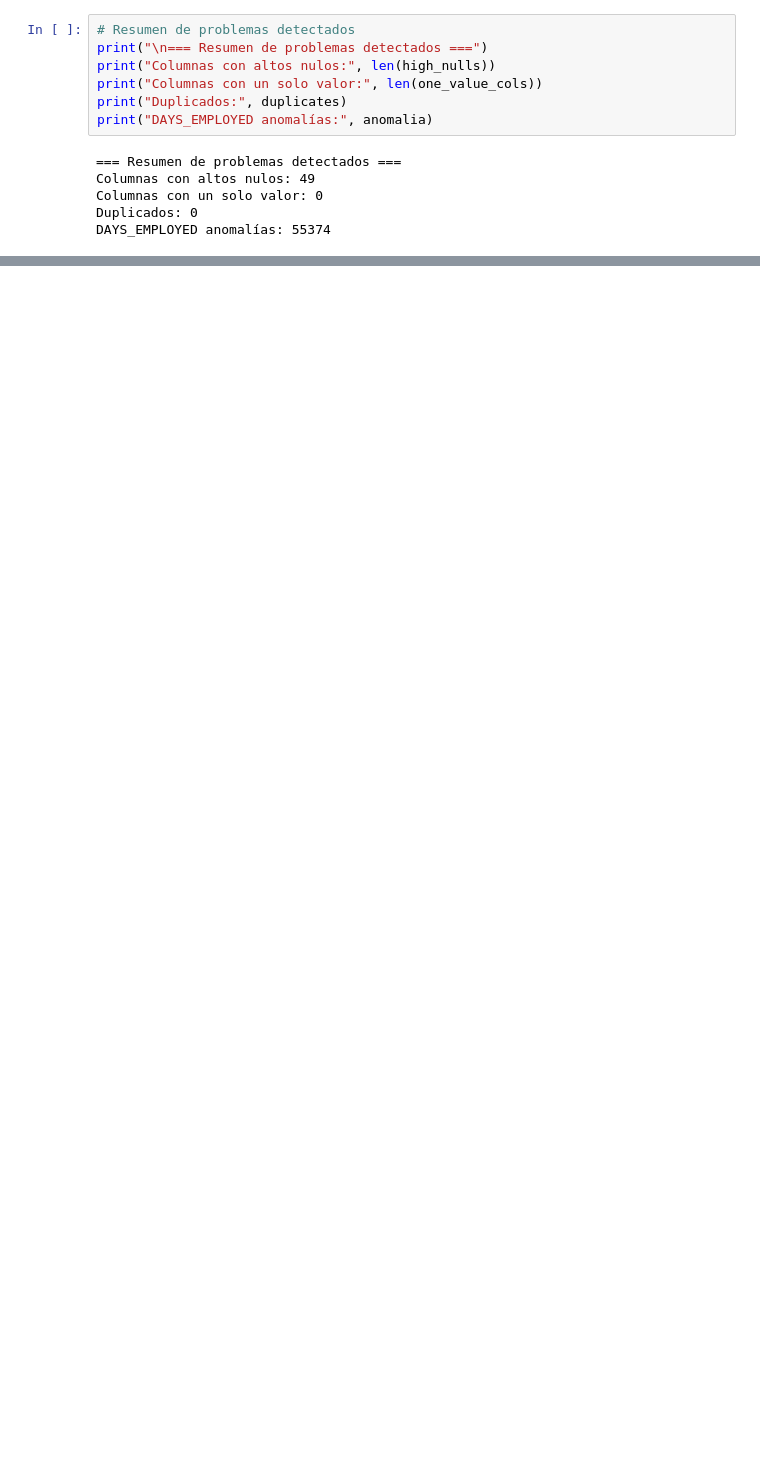
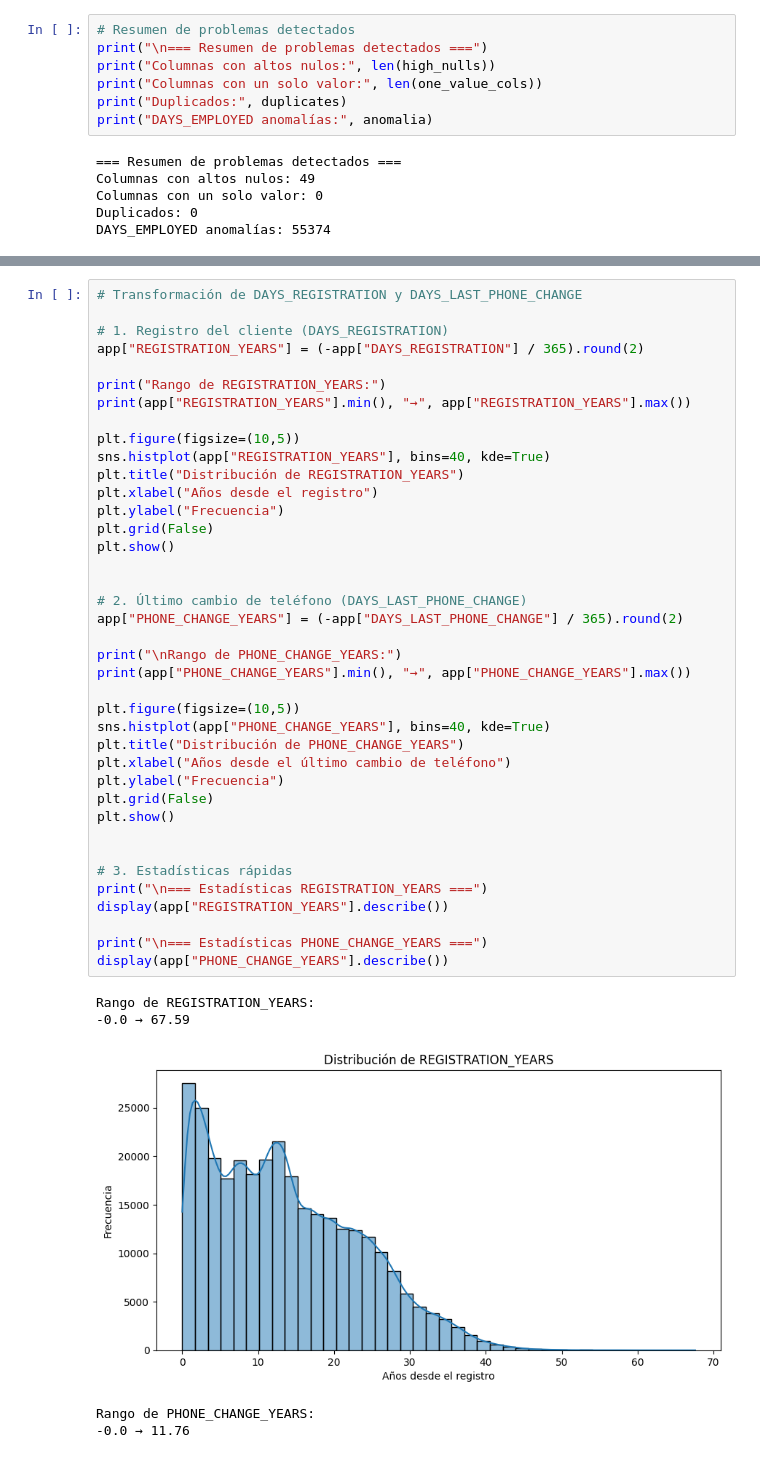
Before and after one commit to ezequielesq/Prueba-N3-Machine-Learning, a Jupyter notebook: Prueba_N°3.ipynb, the cells around one changed output, grey strips where cells are left out. Drawn from its saved outputs; the diff is of its cells as text; blank space fills up the shorter version.

```diff
--- a/Prueba_N°3.ipynb
+++ b/Prueba_N°3.ipynb
@@ -372,0 +756,45 @@ DAYS_EMPLOYED anomalías: 55374
+# %%
+# Transformación de DAYS_REGISTRATION y DAYS_LAST_PHONE_CHANGE
+
+# 1. Registro del cliente (DAYS_REGISTRATION)
+app["REGISTRATION_YEARS"] = (-app["DAYS_REGISTRATION"] / 365).round(2)
+
+print("Rango de REGISTRATION_YEARS:")
+print(app["REGISTRATION_YEARS"].min(), "→", app["REGISTRATION_YEARS"].max())
+
+plt.figure(figsize=(10,5))
+sns.histplot(app["REGISTRATION_YEARS"], bins=40, kde=True)
+plt.title("Distribución de REGISTRATION_YEARS")
+plt.xlabel("Años desde el registro")
+plt.ylabel("Frecuencia")
+plt.grid(False)
+plt.show()
+
+
+# 2. Último cambio de teléfono (DAYS_LAST_PHONE_CHANGE)
+app["PHONE_CHANGE_YEARS"] = (-app["DAYS_LAST_PHONE_CHANGE"] / 365).round(2)
+
+print("\nRango de PHONE_CHANGE_YEARS:")
+print(app["PHONE_CHANGE_YEARS"].min(), "→", app["PHONE_CHANGE_YEARS"].max())
+
+plt.figure(figsize=(10,5))
+sns.histplot(app["PHONE_CHANGE_YEARS"], bins=40, kde=True)
+plt.title("Distribución de PHONE_CHANGE_YEARS")
+plt.xlabel("Años desde el último cambio de teléfono")
+plt.ylabel("Frecuencia")
+plt.grid(False)
+plt.show()
+
+
+# 3. Estadísticas rápidas
+print("\n=== Estadísticas REGISTRATION_YEARS ===")
+display(app["REGISTRATION_YEARS"].describe())
+
+print("\n=== Estadísticas PHONE_CHANGE_YEARS ===")
+display(app["PHONE_CHANGE_YEARS"].describe())
+# %% [output]
+Rango de REGISTRATION_YEARS:
+-0.0 → 67.59
+[figure, added]
+Rango de PHONE_CHANGE_YEARS:
+-0.0 → 11.76
```
Also changed, not shown: parts of 16 cells of this notebook.
